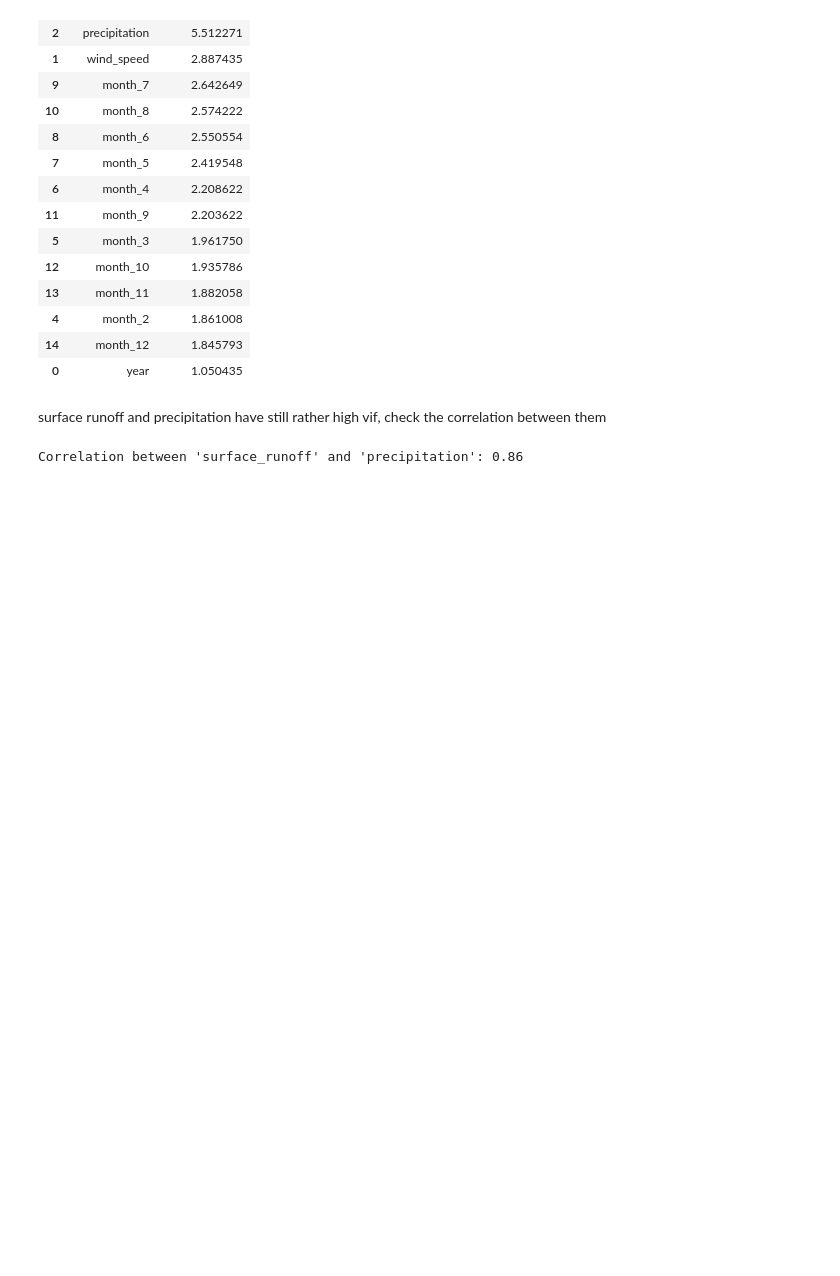
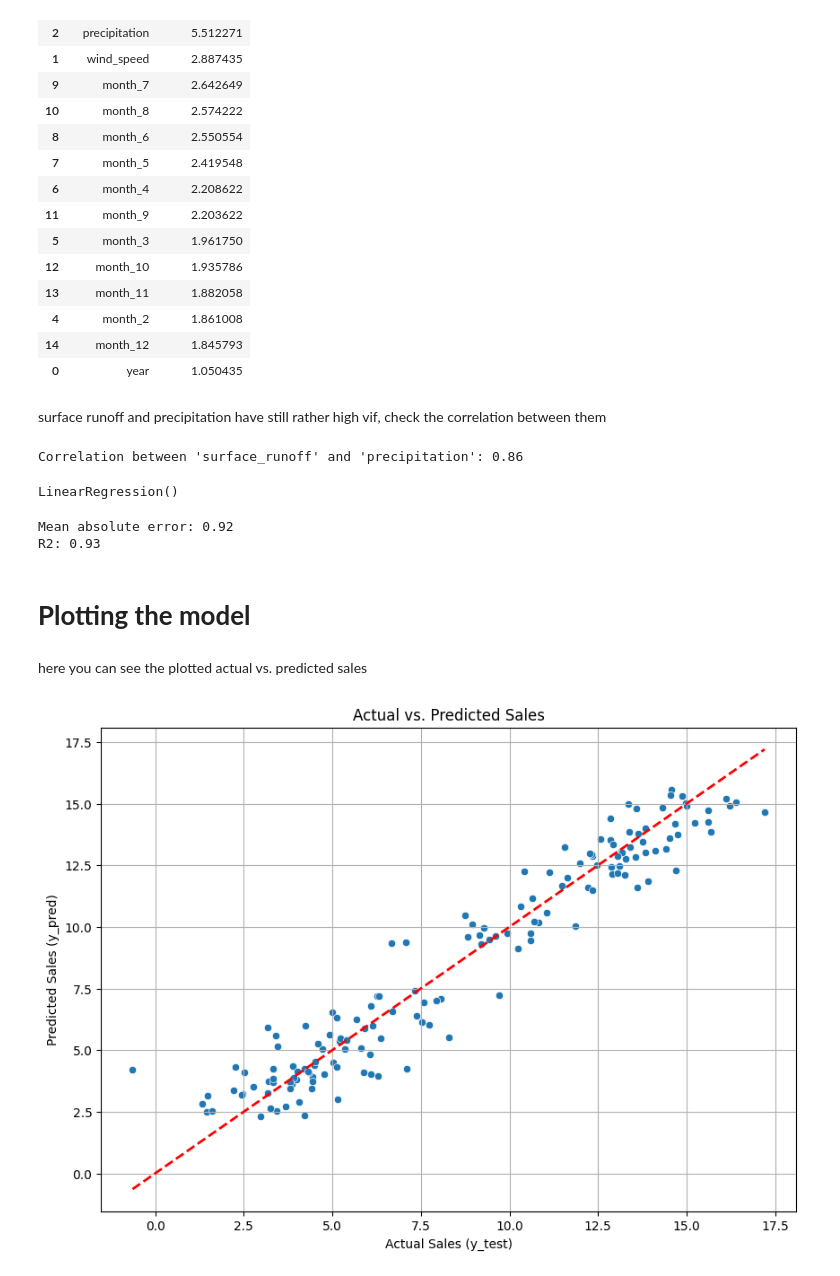
Before and after one commit to Raphiyooo/machine-learning, a Jupyter notebook: uk_weather.ipynb, the cells around one changed output. Saved outputs shown, nothing was run; the diff lists cells and outputs as text; code cells hidden in the pictures; blank space fills up the shorter version.

Commit message:
added plot

```diff
--- a/uk_weather.ipynb
+++ b/uk_weather.ipynb
@@ -31,7 +31,7 @@ import sklearn
 import matplotlib.pyplot as plt
 import seaborn as sns
 # %%
-df = pd.read_csv('land_uk_daily_v2.csv')
+df = pd.read_csv('land_uk_daily_v2(1).csv')
 # %%
 df.head()
 # %% [output]
@@ -238,3 +249,40 @@ correlation_runoff_precip = X['surface_runoff'].corr(X['precipitation'])
 print(f"Correlation between 'surface_runoff' and 'precipitation': {correlation_runoff_precip:.2f}")
 # %% [output]
 Correlation between 'surface_runoff' and 'precipitation': 0.86
+# %%
+X.drop(["surface_runoff"], axis=1, inplace=True)
+# %%
+X_train, X_test, y_train, y_test = train_test_split(X, y, test_size=0.2)
+from sklearn.linear_model import LinearRegression
+model = LinearRegression()
+model.fit(X_train, y_train)
+# %% [output]
+LinearRegression()
+# %%
+y_pred = model.predict(X_test)
+# %%
+from sklearn.metrics import mean_absolute_error, r2_score
+
+mae = mean_absolute_error(y_test, y_pred)
+r2 = r2_score(y_test, y_pred)
+
+print(f"Mean absolute error: {mae:.2f}")
+print(f"R2: {r2:.2f}")
+# %% [output]
+Mean absolute error: 0.92
+R2: 0.93
+# %% [markdown]
+# **Plotting the model**
+# %% [markdown]
+here you can see the plotted actual vs. predicted sales
+# %%
+plt.figure(figsize=(10, 7))
+sns.scatterplot(x=y_test, y=y_pred)
+plt.plot([y_test.min(), y_test.max()], [y_test.min(), y_test.max()], 'r--', lw=2)
+plt.xlabel('Actual Sales (y_test)')
+plt.ylabel('Predicted Sales (y_pred)')
+plt.title('Actual vs. Predicted Sales')
+plt.grid(True)
+plt.show()
+# %% [output]
+[figure, added]
```
Also changed, not shown: parts of 6 cells of this notebook.
